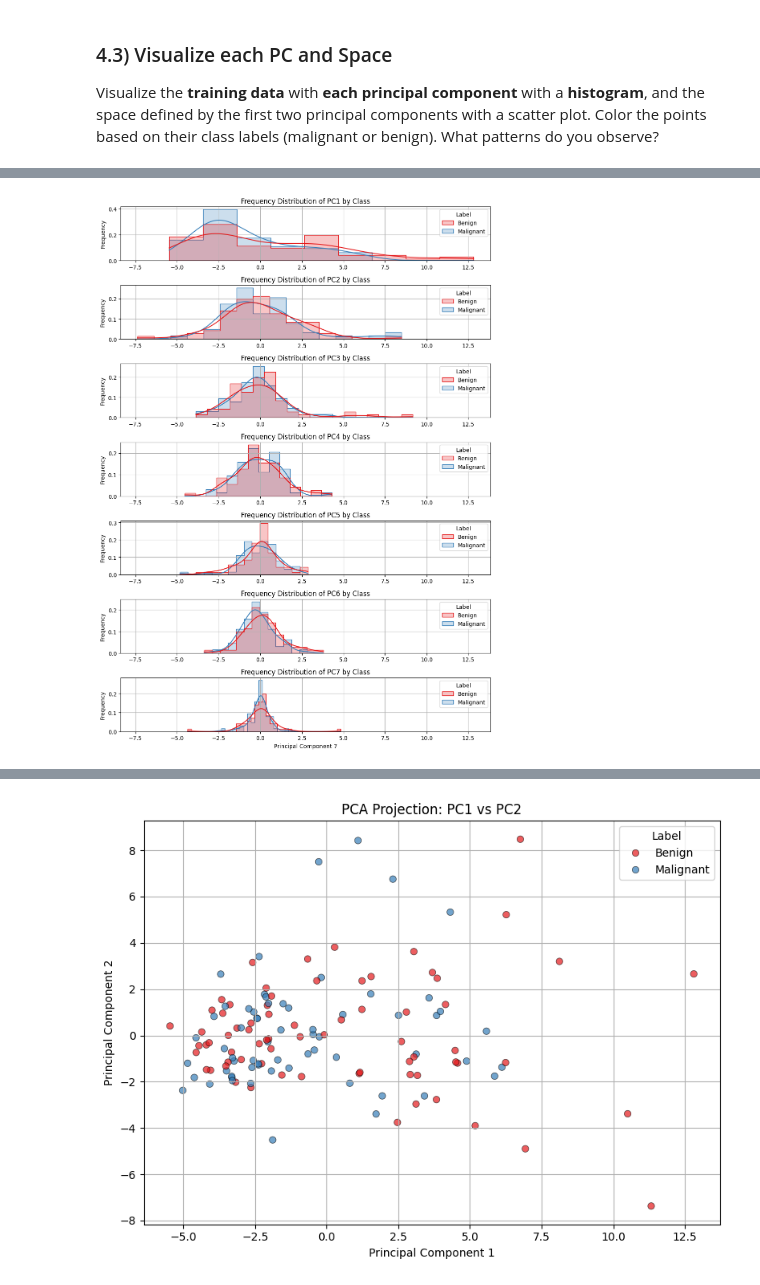
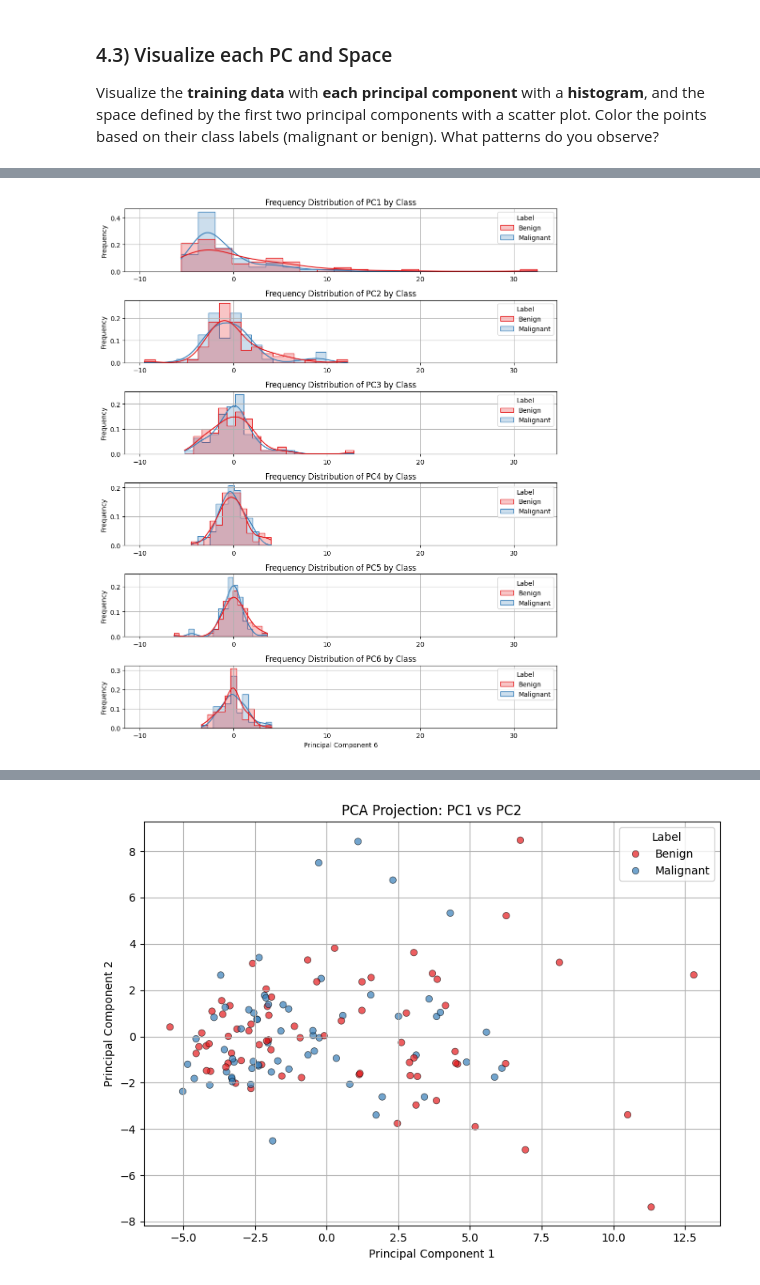
Before and after one commit to fractalclockwork/Chem277B, a Jupyter notebook: hw/HW_03/03_HW.ipynb, the cells around one changed output, grey strips where cells are left out. Saved outputs shown, nothing was run; the diff lists cells and outputs as text; code cells hidden in the pictures.

```diff
--- a/hw/HW_03/03_HW.ipynb
+++ b/hw/HW_03/03_HW.ipynb
@@ -152,16 +152,16 @@ from sklearn.decomposition import PCA
 
 # scalers under test (uncomment to explore others)
 scalers = {
-#    "null (identity transform)": FunctionTransformer(lambda x: x), # no scaling applied
+    "null (identity transform)": FunctionTransformer(lambda x: x), # no scaling applied
     "standard (zero mean, unit variance)": StandardScaler(), # vector space: centered and normalized
     "minmax (bounded [0,1])": MinMaxScaler(), # affine space: positive semi-definite
+    "maxabs (scaled by max abs value)": MaxAbsScaler(), # preserves sparsity, scales to [-1,1]
     "robust (median-centered, IQR-scaled)": RobustScaler(
-    with_centering=True, # no effect
-    with_scaling=True,
-    quantile_range=(30.0, 70.0),  # tuned to exceed MinMaxScaler (naughty information leaking)
-    unit_variance=False  # no effect
-    ), # resistant to outliers
-#    "maxabs (scaled by max abs value)": MaxAbsScaler() # preserves sparsity, scales to [-1,1]
+        with_centering=True, # no effect
+        with_scaling=True,
+        quantile_range=(30.0, 70.0),  # tuned to exceed MinMaxScaler (naughty information leaking)
+        unit_variance=False  # no effect
+        ), # resistant to outliers
 }
 
 for name, scaler in scalers.items():
@@ -330,16 +340,16 @@ from sklearn.decomposition import PCA
 
 # scalers under test (uncomment to explore others)
 scalers = {
-#    "null (identity transform)": FunctionTransformer(lambda x: x), # no scaling applied
+    "null (identity transform)": FunctionTransformer(lambda x: x), # no scaling applied
     "standard (zero mean, unit variance)": StandardScaler(), # vector space: centered and normalized
     "minmax (bounded [0,1])": MinMaxScaler(), # affine space: positive semi-definite
+    # "maxabs (scaled by max abs value)": MaxAbsScaler() # preserves sparsity, scales to [-1,1]
     "robust (median-centered, IQR-scaled)": RobustScaler(
-    with_centering=True, # no effect
-    with_scaling=True,
-    quantile_range=(30.0, 70.0),  # tuned to exceed MinMaxScaler (naughty information leaking)
-    unit_variance=False  # no effect
-    ), # resistant to outliers
-#    "maxabs (scaled by max abs value)": MaxAbsScaler() # preserves sparsity, scales to [-1,1]
+        with_centering=True, # no effect
+        with_scaling=True,
+        quantile_range=(30.0, 70.0),  # tuned to exceed MinMaxScaler (naughty information leaking)
+        unit_variance=False  # no effect
+    ), # resistant to outliers... think about this... does this increase outliner dominatince?
 }
 
 for name, scaler in scalers.items():
@@ -596,8 +600,15 @@ import matplotlib.pyplot as plt
 import seaborn as sns
 import pandas as pd
 
-# apply scaler and fit PCA
-scaler = StandardScaler()
+# apply scaler and fit PCA (scaler used had little effect)
+scaler = RobustScaler(
+    with_centering=True, # no effect
+    with_scaling=True,
+    quantile_range=(30.0, 70.0),  # tuned to exceed MinMaxScaler (naughty information leaking)
+    unit_variance=False  # no effect
+)
+#scaler = StandardScaler()
+#scaler = MinMaxScaler()
 X_train_scaled = scaler.fit_transform(X_train)
 
 pca = PCA()
@@ -613,31 +624,31 @@ n_components90 = np.argmax(pca.explained_variance_ratio_.cumsum() > 0.90) + 1
 # create our subplots
 fig, axes = plt.subplots(n_components90, 1, figsize=(10, 2 * n_components90), sharex=True)
 
 for i in range(n_components90):
     ax = axes[i]
     sns.histplot(
         data=pca_df,
         x=f'PC{i+1}',
         hue='Label',
         kde=True,
         element='step',
         palette='Set1',
         ax=ax,
         stat='probability',  # frequency
         common_norm=False    # normalize each class independently (little effect)
     )
     ax.set_title(f'Frequency Distribution of PC{i+1} by Class')
     ax.set_xlabel(f'Principal Component {i+1}')
     ax.set_ylabel('Frequency')
     ax.tick_params(labelbottom=True)
     ax.grid(True)
 
 plt.tight_layout()
 plt.show()
 
 
 # think about if we are doing this right?
 # we are seeing that our classes are basically the same distribution by each PC
 # what does mean?  think about using LDA projections
 # %% [output]
-[figure, old version]
+[figure, new version]
```
Also changed, not shown: parts of 22 cells of this notebook.
